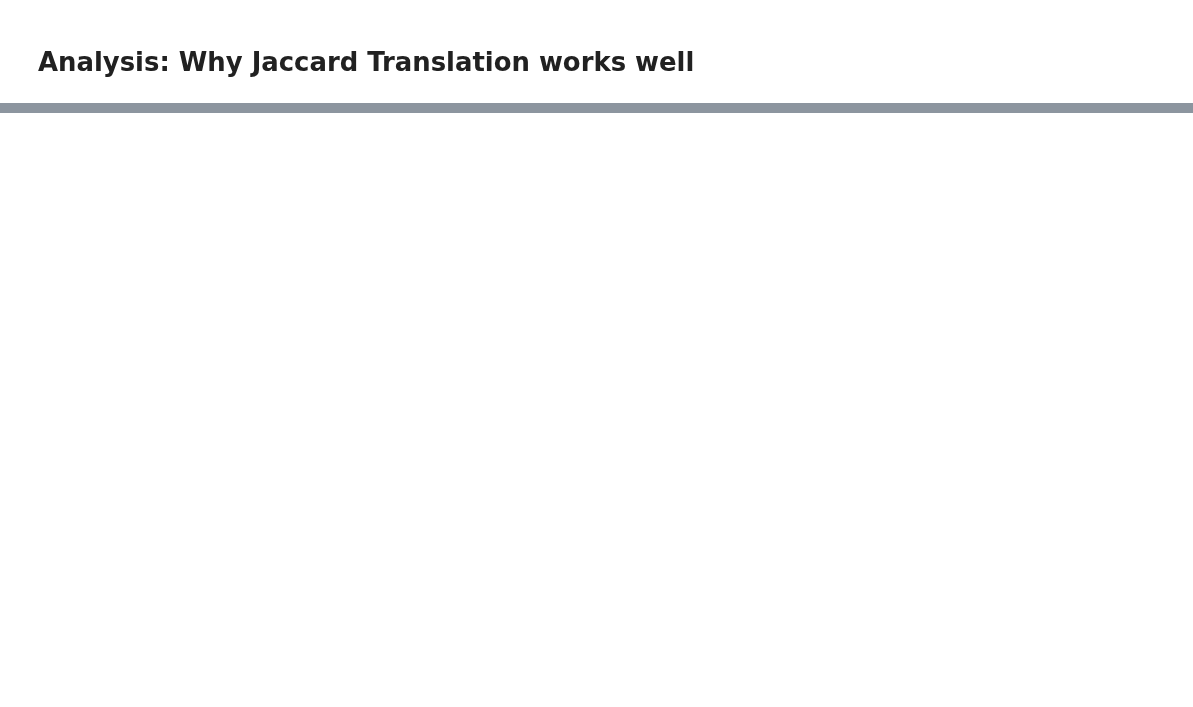
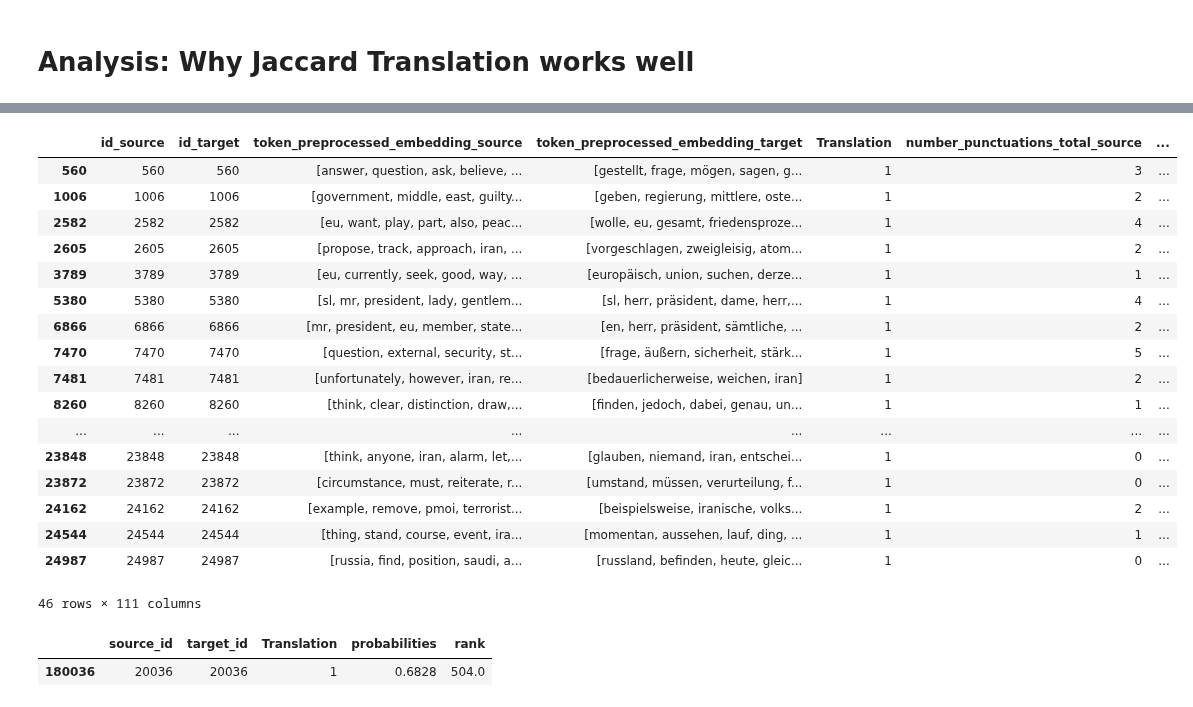
Before and after one commit to J4K08L4N63N84HN/crosslingual-information-retrieval, a Jupyter notebook: notebooks/Unsupervised_Retrieval.ipynb, the cells around one changed output, grey strips where cells are left out. Cells and saved outputs as stored; diff of their text form; code cells hidden in the pictures; blank space fills up the shorter version.

```diff
--- a/notebooks/Unsupervised_Retrieval.ipynb
+++ b/notebooks/Unsupervised_Retrieval.ipynb
@@ -318,0 +374,6 @@ Map Score for Jaccard Translation: 0.08408493760362276
+# %%
+import pandas as pd
+from src.data import PreprocessingEuroParl
+preprocessed_data = pd.read_json("../data/interim/preprocessed_data_en_de.json")
+parallel_sentences = PreprocessingEuroParl(df_sampled_path="../data/interim/europarl_en_de.pkl")
+parallel_sentences.preprocessed = preprocessed_data
@@ -318,0 +480,28 @@ Map Score for Jaccard Translation: 0.08408493760362276
+# %%
+a = parallel_sentences.preprocessed.apply(lambda x: "iran"  in x['token_preprocessed_embedding_source'], axis=1)
+# %%
+parallel_sentences.preprocessed[a]
+# %% [output]
+|  | id_source | id_target | token_preprocessed_embedding_source | token_preprocessed_embedding_target | Translation | number_punctuations_total_source | ... |
+| 560 | 560 | 560 | [answer, question, ask, believe, ... | [gestellt, frage, mögen, sagen, g... | 1 | 3 | ... |
+| 1006 | 1006 | 1006 | [government, middle, east, guilty... | [geben, regierung, mittlere, oste... | 1 | 2 | ... |
+| 2582 | 2582 | 2582 | [eu, want, play, part, also, peac... | [wolle, eu, gesamt, friedensproze... | 1 | 4 | ... |
+| 2605 | 2605 | 2605 | [propose, track, approach, iran, ... | [vorgeschlagen, zweigleisig, atom... | 1 | 2 | ... |
+| 3789 | 3789 | 3789 | [eu, currently, seek, good, way, ... | [europäisch, union, suchen, derze... | 1 | 1 | ... |
+| 5380 | 5380 | 5380 | [sl, mr, president, lady, gentlem... | [sl, herr, präsident, dame, herr,... | 1 | 4 | ... |
+| 6866 | 6866 | 6866 | [mr, president, eu, member, state... | [en, herr, präsident, sämtliche, ... | 1 | 2 | ... |
+| 7470 | 7470 | 7470 | [question, external, security, st... | [frage, äußern, sicherheit, stärk... | 1 | 5 | ... |
+| 7481 | 7481 | 7481 | [unfortunately, however, iran, re... | [bedauerlicherweise, weichen, iran] | 1 | 2 | ... |
+| 8260 | 8260 | 8260 | [think, clear, distinction, draw,... | [finden, jedoch, dabei, genau, un... | 1 | 1 | ... |
+| ... | ... | ... | ... | ... | ... | ... | ... |
+| 23848 | 23848 | 23848 | [think, anyone, iran, alarm, let,... | [glauben, niemand, iran, entschei... | 1 | 0 | ... |
+| 23872 | 23872 | 23872 | [circumstance, must, reiterate, r... | [umstand, müssen, verurteilung, f... | 1 | 0 | ... |
+| 24162 | 24162 | 24162 | [example, remove, pmoi, terrorist... | [beispielsweise, iranische, volks... | 1 | 2 | ... |
+| 24544 | 24544 | 24544 | [thing, stand, course, event, ira... | [momentan, aussehen, lauf, ding, ... | 1 | 1 | ... |
+| 24987 | 24987 | 24987 | [russia, find, position, saudi, a... | [russland, befinden, heute, gleic... | 1 | 0 | ... |
+46 rows × 111 columns
+# %%
+result_cos[(result_cos["source_id"] == 20036) & (result_cos["target_id"] == 20036)]
+# %% [output]
+|  | source_id | target_id | Translation | probabilities | rank |
+| 180036 | 20036 | 20036 | 1 | 0.6828 | 504.0 |
```
Also changed, not shown: parts of 23 cells of this notebook, 8 other files.
